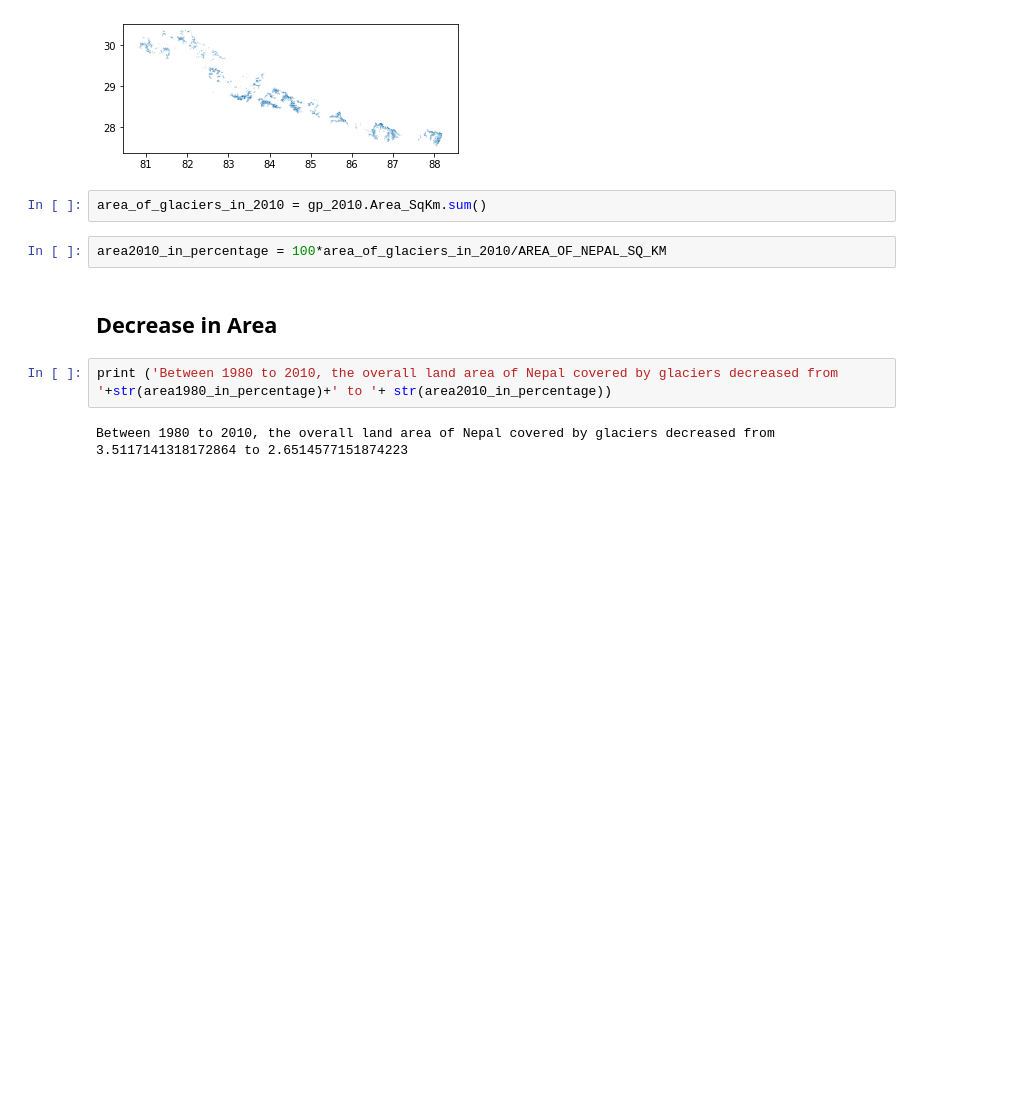
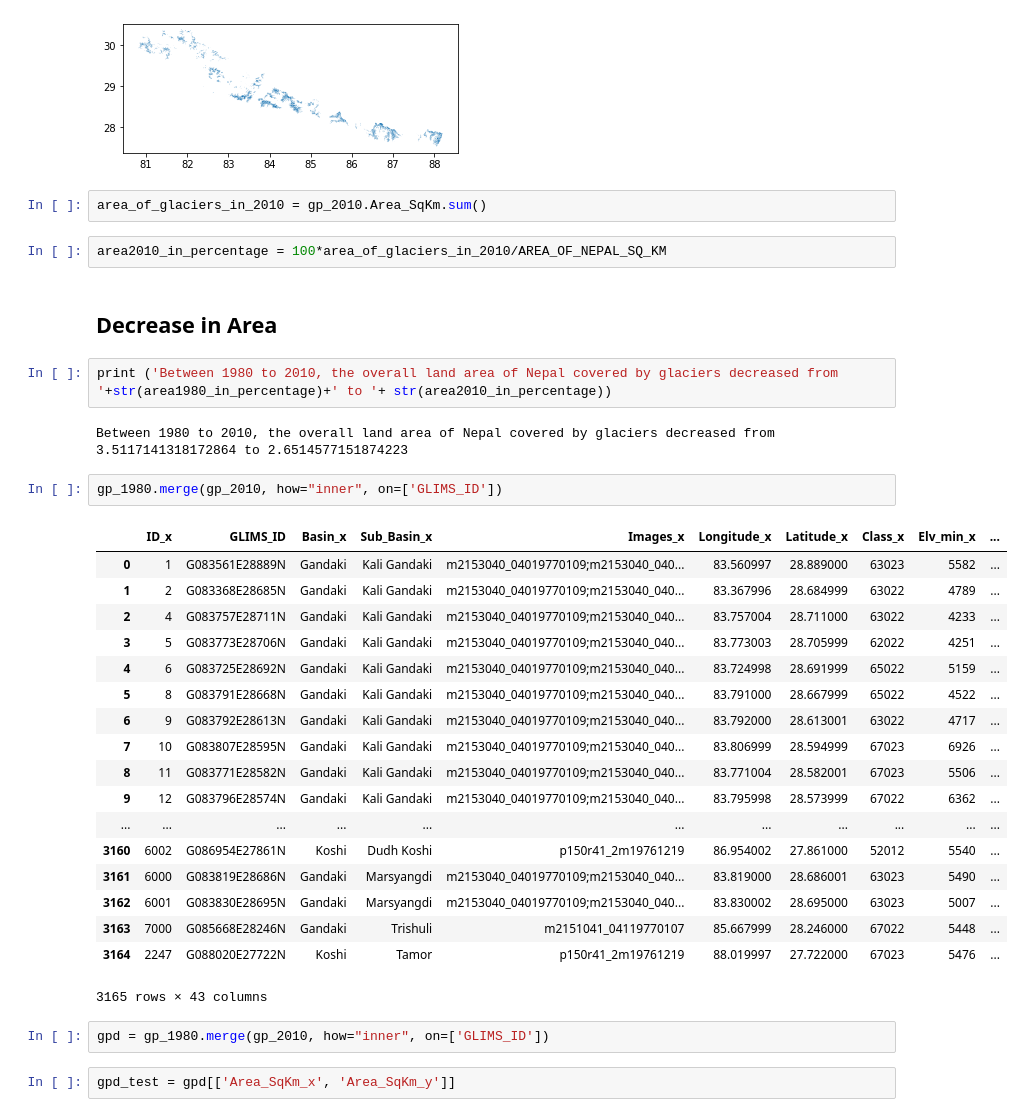
Before and after one commit to ayushsubedi/glacier_area, a Jupyter notebook: Glacier Area Analysis.ipynb, the cells around one changed output. Saved outputs shown, nothing was run; the diff lists cells and outputs as text; blank space fills up the shorter version.

```diff
--- a/Glacier Area Analysis.ipynb
+++ b/Glacier Area Analysis.ipynb
@@ -109,3 +108,28 @@ area2010_in_percentage = 100*area_of_glaciers_in_2010/AREA_OF_NEPAL_SQ_KM
 print ('Between 1980 to 2010, the overall land area of Nepal covered by glaciers decreased from '+str(area1980_in_percentage)+' to '+ str(area2010_in_percentage))
 # %% [output]
 Between 1980 to 2010, the overall land area of Nepal covered by glaciers decreased from 3.5117141318172864 to 2.6514577151874223
+# %%
+gp_1980.merge(gp_2010, how="inner", on=['GLIMS_ID'])
+# %% [output]
+|  | ID_x | GLIMS_ID | Basin_x | Sub_Basin_x | Images_x | Longitude_x | Latitude_x | Class_x | Elv_min_x | ... |
+| 0 | 1 | G083561E28889N | Gandaki | Kali Gandaki | m2153040_04019770109;m2153040_040... | 83.560997 | 28.889000 | 63023 | 5582 | ... |
+| 1 | 2 | G083368E28685N | Gandaki | Kali Gandaki | m2153040_04019770109;m2153040_040... | 83.367996 | 28.684999 | 63022 | 4789 | ... |
+| 2 | 4 | G083757E28711N | Gandaki | Kali Gandaki | m2153040_04019770109;m2153040_040... | 83.757004 | 28.711000 | 63022 | 4233 | ... |
+| 3 | 5 | G083773E28706N | Gandaki | Kali Gandaki | m2153040_04019770109;m2153040_040... | 83.773003 | 28.705999 | 62022 | 4251 | ... |
+| 4 | 6 | G083725E28692N | Gandaki | Kali Gandaki | m2153040_04019770109;m2153040_040... | 83.724998 | 28.691999 | 65022 | 5159 | ... |
+| 5 | 8 | G083791E28668N | Gandaki | Kali Gandaki | m2153040_04019770109;m2153040_040... | 83.791000 | 28.667999 | 65022 | 4522 | ... |
+| 6 | 9 | G083792E28613N | Gandaki | Kali Gandaki | m2153040_04019770109;m2153040_040... | 83.792000 | 28.613001 | 63022 | 4717 | ... |
+| 7 | 10 | G083807E28595N | Gandaki | Kali Gandaki | m2153040_04019770109;m2153040_040... | 83.806999 | 28.594999 | 67023 | 6926 | ... |
+| 8 | 11 | G083771E28582N | Gandaki | Kali Gandaki | m2153040_04019770109;m2153040_040... | 83.771004 | 28.582001 | 67023 | 5506 | ... |
+| 9 | 12 | G083796E28574N | Gandaki | Kali Gandaki | m2153040_04019770109;m2153040_040... | 83.795998 | 28.573999 | 67022 | 6362 | ... |
+| ... | ... | ... | ... | ... | ... | ... | ... | ... | ... | ... |
+| 3160 | 6002 | G086954E27861N | Koshi | Dudh Koshi | p150r41_2m19761219 | 86.954002 | 27.861000 | 52012 | 5540 | ... |
+| 3161 | 6000 | G083819E28686N | Gandaki | Marsyangdi | m2153040_04019770109;m2153040_040... | 83.819000 | 28.686001 | 63023 | 5490 | ... |
+| 3162 | 6001 | G083830E28695N | Gandaki | Marsyangdi | m2153040_04019770109;m2153040_040... | 83.830002 | 28.695000 | 63023 | 5007 | ... |
+| 3163 | 7000 | G085668E28246N | Gandaki | Trishuli | m2151041_04119770107 | 85.667999 | 28.246000 | 67022 | 5448 | ... |
+| 3164 | 2247 | G088020E27722N | Koshi | Tamor | p150r41_2m19761219 | 88.019997 | 27.722000 | 67023 | 5476 | ... |
+3165 rows × 43 columns
+# %%
+gpd = gp_1980.merge(gp_2010, how="inner", on=['GLIMS_ID'])
+# %%
+gpd_test = gpd[['Area_SqKm_x', 'Area_SqKm_y']]
```
Also changed, not shown: parts of 12 cells of this notebook, 26 other files.
